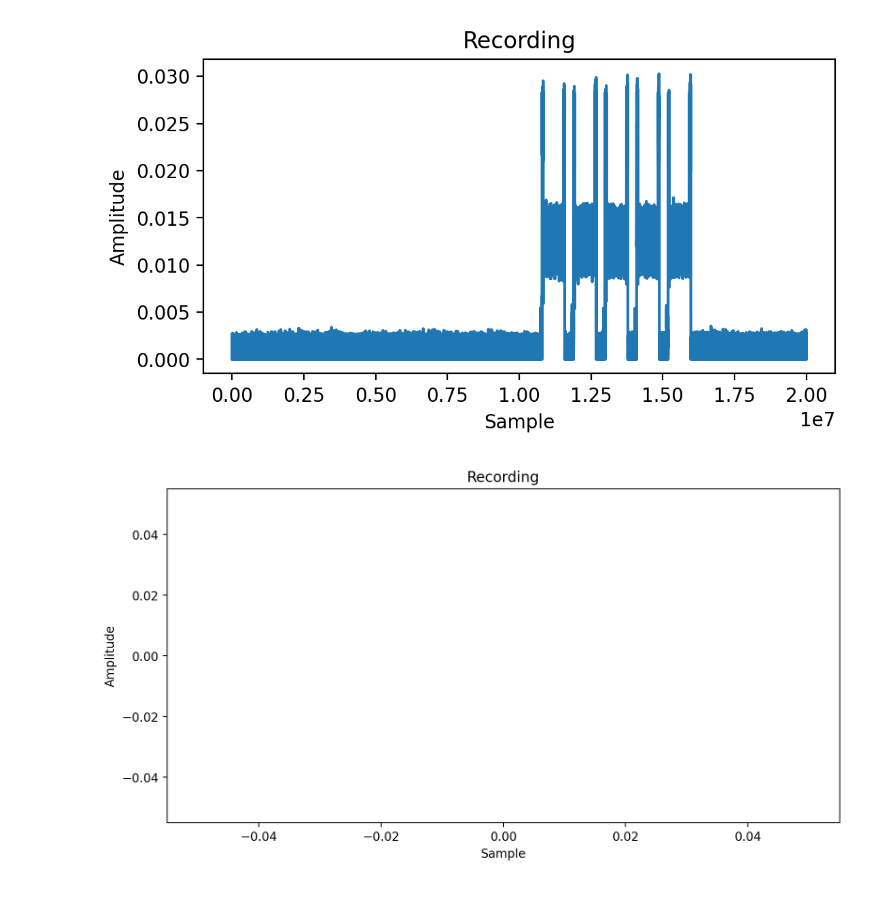
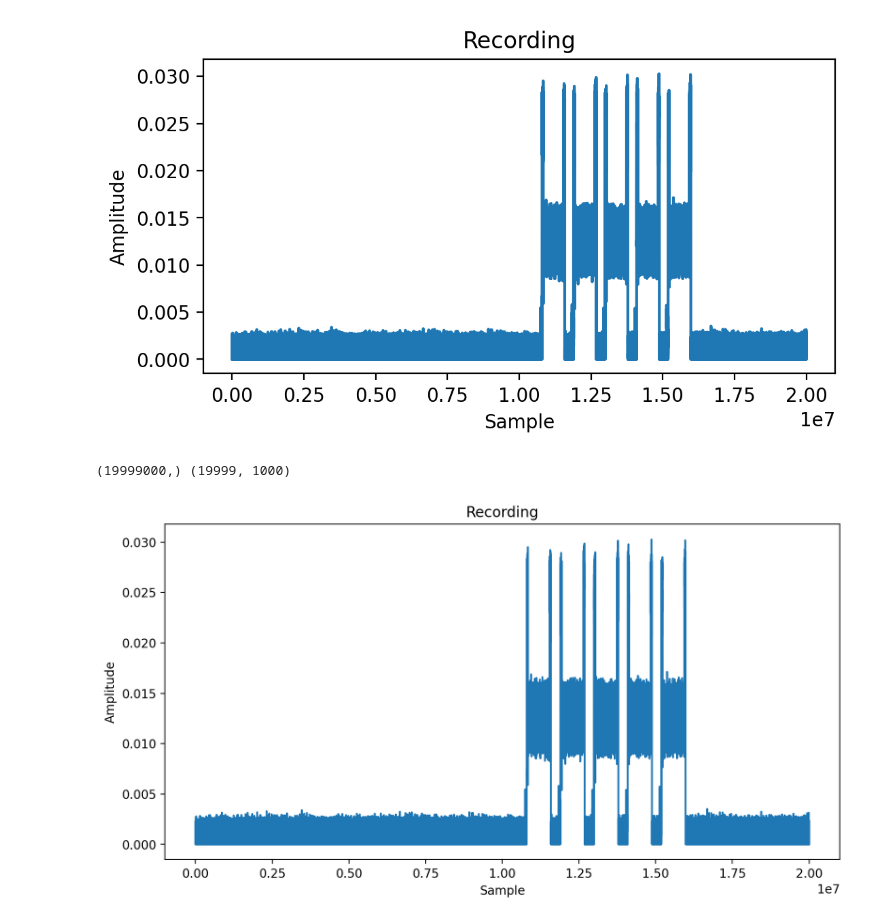
Before and after one commit to mkashani-phd/Secure_Wireless_Relay, a Jupyter notebook: RX algo test/rx.ipynb, the cells around one changed output. Drawn from its saved outputs; the diff is of its cells as text; code cells hidden in the pictures.

Commit message:
extend instead of appned for the RX algo test

```diff
--- a/RX algo test/rx.ipynb
+++ b/RX algo test/rx.ipynb
@@ -9,36 +9,39 @@ file = 'HighSNR.iq'
 recording = np.fromfile(file, dtype=np.complex64)
 plt.figure(figsize=(6, 3), dpi=200)
 plt.plot(np.abs(recording))
 plt.title('Recording')
 plt.xlabel('Sample')
 plt.ylabel('Amplitude')
 plt.show()
 
 #divide the recording into the batches of batch_size but the las batch can be anysize
 if recording.size % batch_size != 0:
     recording = np.concatenate((recording, np.zeros(batch_size - recording.size % batch_size)))
-recording = recording.reshape(-1, batch_size)
+recording_batches = recording.reshape(-1, batch_size)
+
+print(recording.shape, recording_batches.shape)
 
 # now I want to process the recording in batches
 
 
 res = []
 
-for i in range(recording.shape[0]):
+for i in range(recording_batches.shape[0]):
     # process the batch
-    batch = recording[i]
+    batch = recording_batches[i].copy()
+    res.extend(batch)
 
-
-    # either append to the res or discard
+    # either extend to the res or discard
 
 
 # At the end the res should contain the signal and replace the noise with 0. And also it should work for any batch size
 plt.figure(figsize=(10, 5), dpi=200)
 plt.plot(np.abs(res))
 plt.title('Recording')
 plt.xlabel('Sample')
 plt.ylabel('Amplitude')
 plt.show()
 # %% [output]
 [figure]
+(19999000,) (19999, 1000)
-[figure, old version]
+[figure, new version]
```
